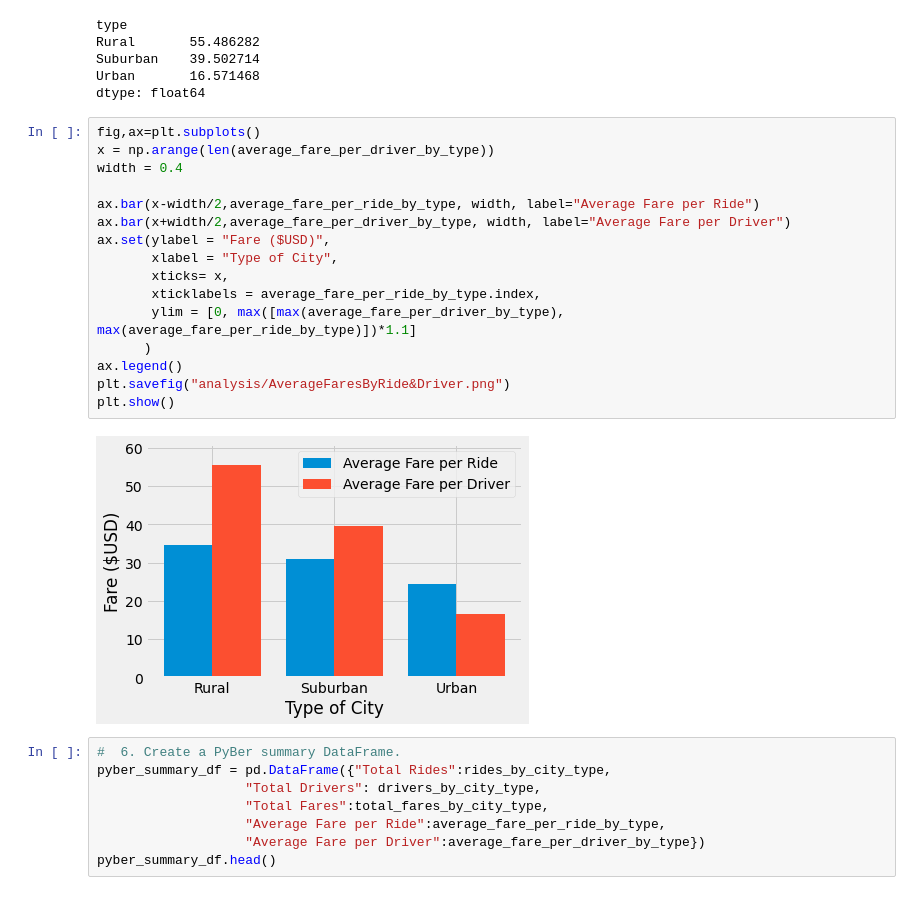
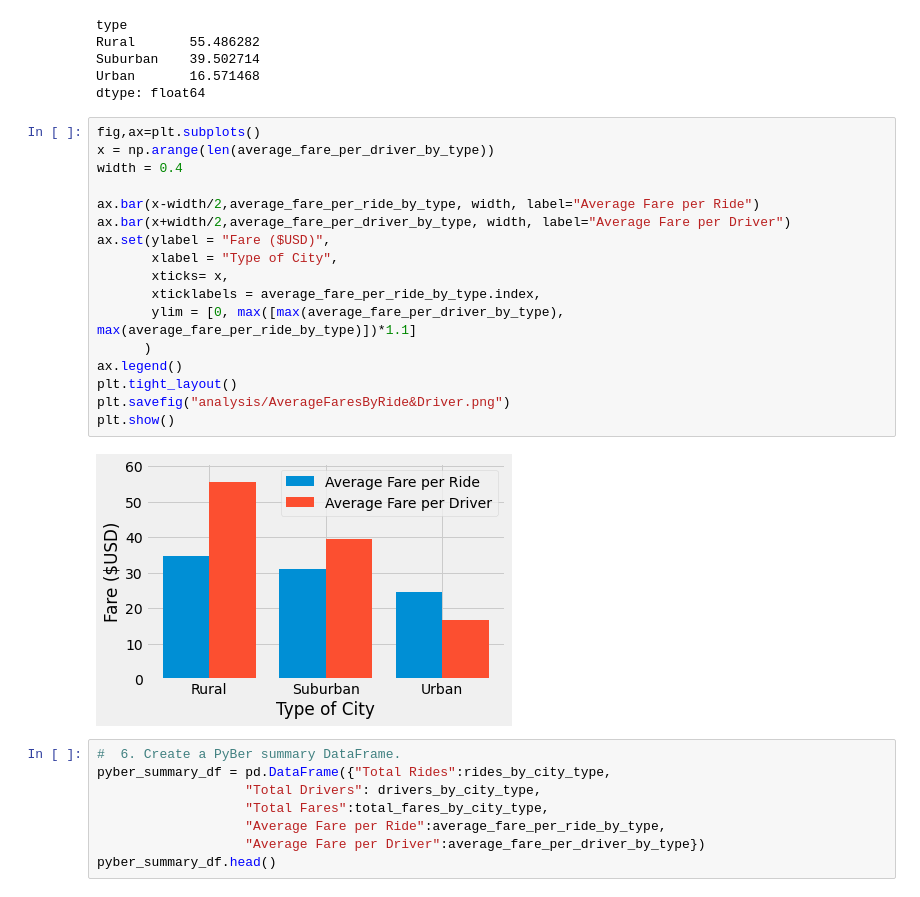
Before and after one commit to iFan13/PyBer_Analysis, a Jupyter notebook: PyBer_Challenge.ipynb, the cells around one changed output. Cells and saved outputs as stored; diff of their text form.

Commit message:
fix visualization error, update code

```diff
--- a/PyBer_Challenge.ipynb
+++ b/PyBer_Challenge.ipynb
@@ -155,21 +155,22 @@ dtype: float64
 # %%
 fig,ax=plt.subplots()
 x = np.arange(len(average_fare_per_driver_by_type))
 width = 0.4
 
 ax.bar(x-width/2,average_fare_per_ride_by_type, width, label="Average Fare per Ride")
 ax.bar(x+width/2,average_fare_per_driver_by_type, width, label="Average Fare per Driver")
 ax.set(ylabel = "Fare ($USD)",
        xlabel = "Type of City",
        xticks= x,
        xticklabels = average_fare_per_ride_by_type.index,
        ylim = [0, max([max(average_fare_per_driver_by_type), max(average_fare_per_ride_by_type)])*1.1]
       )
 ax.legend()
+plt.tight_layout()
 plt.savefig("analysis/AverageFaresByRide&Driver.png")
 plt.show()
 # %% [output]
-[figure, old version]
+[figure, new version]
 # %%
 #  6. Create a PyBer summary DataFrame.
 pyber_summary_df = pd.DataFrame({"Total Rides":rides_by_city_type,
```
Also changed, not shown: parts of 1 cell of this notebook, 1 other file.
